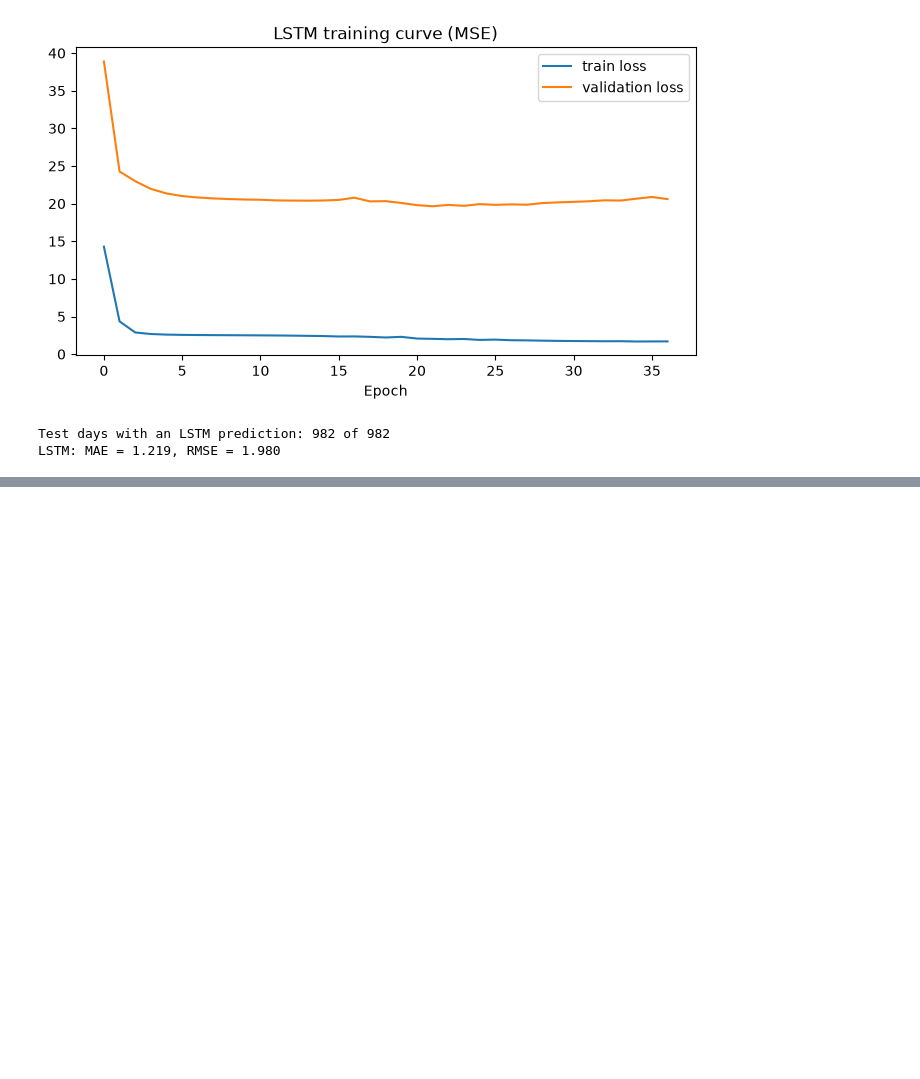
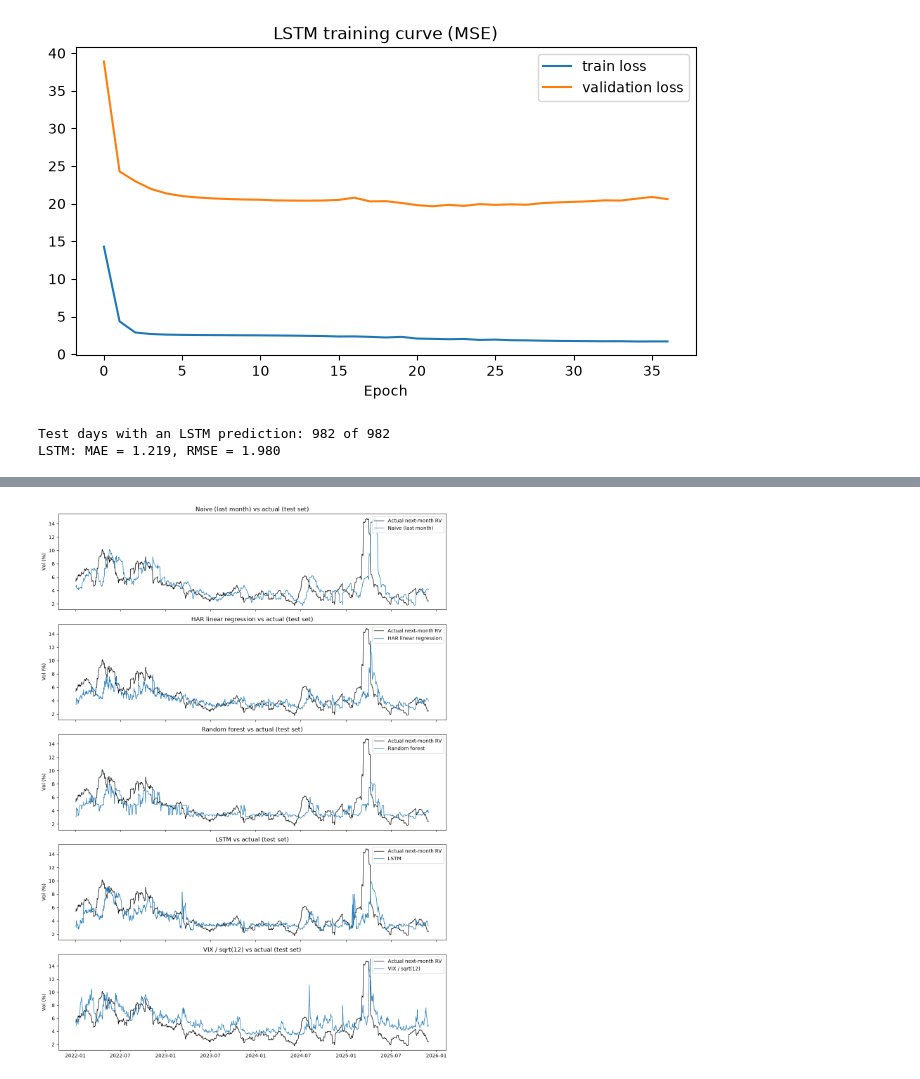
Before and after one commit to lewis-shearer/Stock_Volatility_Forecasting, a Jupyter notebook: volatility_forecasting.ipynb, the cells around one changed output, grey strips where cells are left out. Cells and saved outputs as stored; diff of their text form; code cells hidden in the pictures; blank space fills up the shorter version.

```diff
--- a/volatility_forecasting.ipynb
+++ b/volatility_forecasting.ipynb
@@ -350,0 +355,5 @@ LSTM: MAE = 1.219, RMSE = 1.980
+# %%
+vix_pred = test['VIX_monthly'].values
+evaluate_model(y_test, vix_pred, 'VIX / sqrt(12)')
+
+print('Average VIX forecast minus actual:', round((vix_pred - y_test).mean(), 3))
@@ -350,0 +387,21 @@ LSTM: MAE = 1.219, RMSE = 1.980
+# %%
+preds = {
+    'Naive (last month)': naive_pred,
+    'HAR linear regression': har_pred,
+    'Random forest': rf_pred,
+    'LSTM': pd.Series(lstm_pred, index=test_dates_seq).reindex(test.index).values,
+    'VIX / sqrt(12)': vix_pred,
+}
+
+fig, axes = plt.subplots(len(preds), 1, figsize=(12, 16), sharex=True)
+for ax, (name, pred) in zip(axes, preds.items()):
+    ax.plot(test.index, y_test, label='Actual next-month RV', color='black', linewidth=1)
+    ax.plot(test.index, pred, label=name, linewidth=1)
+    ax.set_title(f'{name} vs actual (test set)')
+    ax.set_ylabel('Vol (%)')
+    ax.legend(loc='upper right')
+plt.tight_layout()
+plt.savefig('test_predictions.png', dpi=80)
+plt.show()
+# %% [output]
+[figure, added]
```
Also changed, not shown: parts of 7 cells of this notebook, 1 other file.
